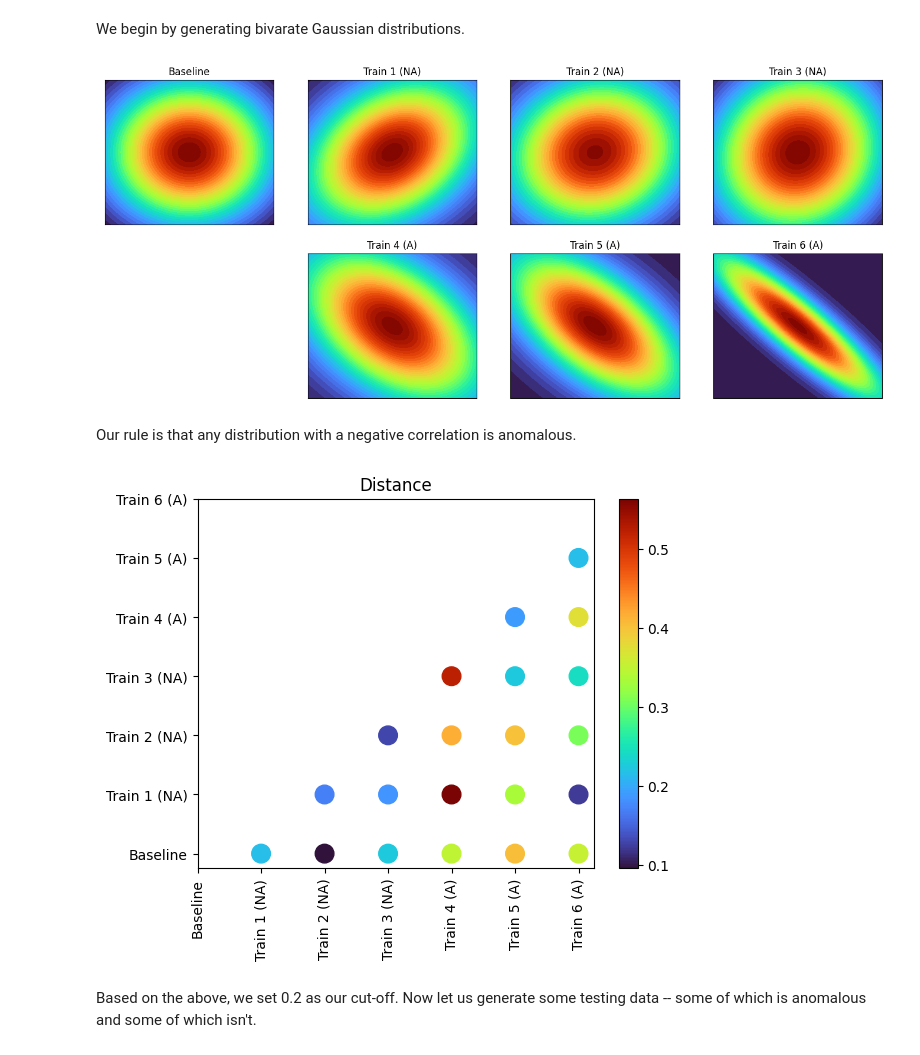
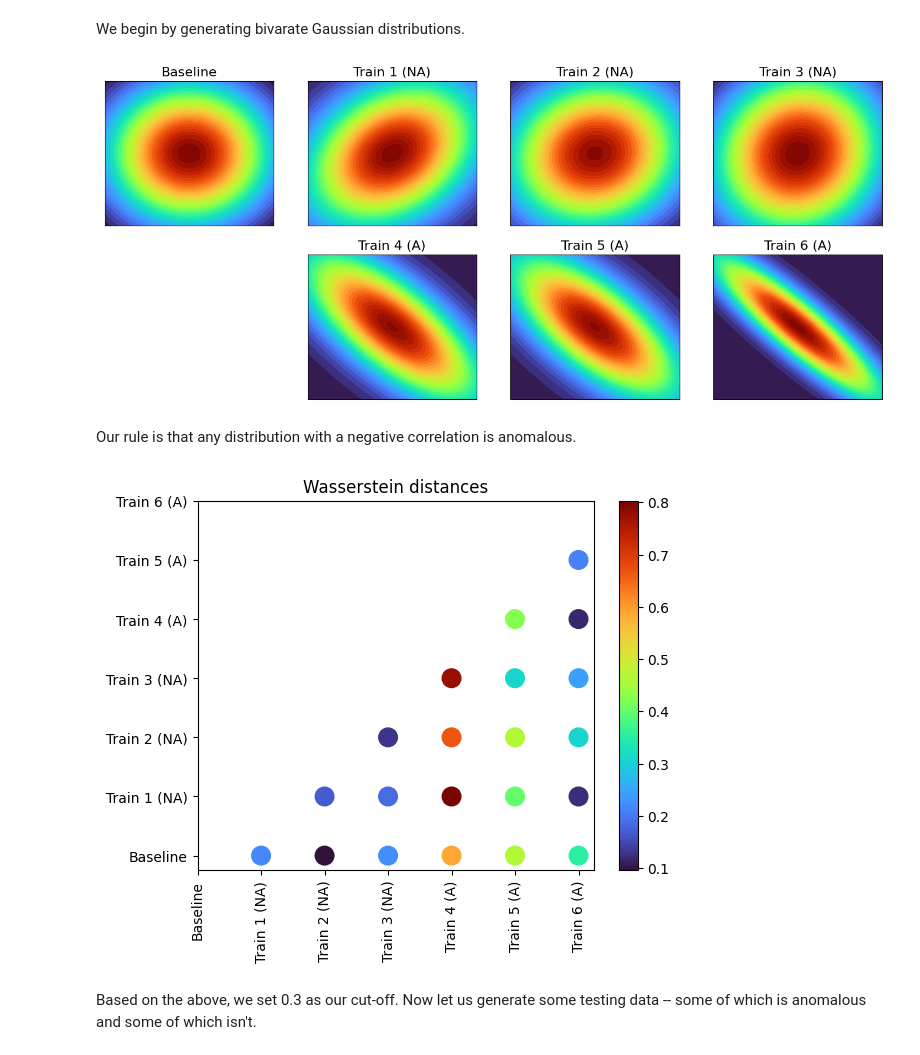
Before and after one commit to psesh/spatial-anomaly-detection, a Jupyter notebook: Prototype.ipynb, the cells around one changed output. Cells and saved outputs as stored; diff of their text form; code cells hidden in the pictures.

```diff
--- a/Prototype.ipynb
+++ b/Prototype.ipynb
@@ -25,7 +27,7 @@ rv1 = multivariate_normal(mean, cov)
 c = plt.contourf(x, y, rv1.pdf(pos), 40, cmap=plt.cm.turbo)
 plt.xlim([-1.5, 1.5])
 plt.ylim([-1.5, 1.5])
-plt.title(labels[0])
+plt.title(labels[0], fontsize=16)
 plt.xticks([])
 plt.yticks([])
 
@@ -34,7 +36,7 @@ rv2 = multivariate_normal(mean, cov + np.array([[0.0, 0.3], [0.3, 0.0]]) )
 c = plt.contourf(x, y, rv2.pdf(pos), 40, cmap=plt.cm.turbo)
 plt.xlim([-1.5, 1.5])
 plt.ylim([-1.5, 1.5])
-plt.title(labels[1])
+plt.title(labels[1], fontsize=16)
 plt.xticks([])
 plt.yticks([])
 
@@ -43,7 +45,7 @@ rv3 = multivariate_normal(mean, cov + np.array([[0.1, 0.1], [0.1, 0.1]]))
 c = plt.contourf(x, y, rv3.pdf(pos), 40, cmap=plt.cm.turbo)
 plt.xlim([-1.5, 1.5])
 plt.ylim([-1.5, 1.5])
-plt.title(labels[2])
+plt.title(labels[2], fontsize=16)
 plt.xticks([])
 plt.yticks([])
 
@@ -52,40 +54,41 @@ rv4 = multivariate_normal(mean, cov + np.array([[0.1, 0.4], [0.1, 0.4]]) )
 c = plt.contourf(x, y, rv4.pdf(pos), 40, cmap=plt.cm.turbo)
 plt.xlim([-1.5, 1.5])
 plt.ylim([-1.5, 1.5])
-plt.title(labels[3])
+plt.title(labels[3], fontsize=16)
 plt.xticks([])
 plt.yticks([])
 
 plt.subplot(246)
-rv5 = multivariate_normal(mean, cov + np.array([[0.1, -0.5], [-0.5, 0.1]]))
+rv5 = multivariate_normal(mean, cov + np.array([[0.1, -0.8], [-0.8, 0.1]]))
 c = plt.contourf(x, y, rv5.pdf(pos), 40, cmap=plt.cm.turbo)
 plt.xlim([-1.5, 1.5])
 plt.ylim([-1.5, 1.5])
-plt.title(labels[4])
+plt.title(labels[4], fontsize=16)
 plt.xticks([])
 plt.yticks([])
 
 plt.subplot(247)
-rv6 = multivariate_normal(mean, cov + np.array([[0.0, 0.6], [-0.6, 0.0]]))
+rv6 = multivariate_normal(mean, cov + np.array([[0.0, 0.7], [-0.7, 0.0]]))
 c = plt.contourf(x, y, rv6.pdf(pos), 40, cmap=plt.cm.turbo)
 plt.xlim([-1.5, 1.5])
 plt.ylim([-1.5, 1.5])
-plt.title(labels[5])
+plt.title(labels[5], fontsize=16)
 plt.xticks([])
 plt.yticks([])
 
 plt.subplot(248)
 rv7 = multivariate_normal(mean, cov + np.array([[0.0, 0.3], [-0.9, 0.0]]))
 c = plt.contourf(x, y, rv7.pdf(pos), 40, cmap=plt.cm.turbo)
 plt.xlim([-1.5, 1.5])
 plt.ylim([-1.5, 1.5])
-plt.title(labels[6])
+plt.title(labels[6], fontsize=16)
 plt.xticks([])
 plt.yticks([])
 
+plt.savefig('train.png', dpi=150, bbox_inches='tight')
 plt.show()
 # %% [output]
-[figure, old version]
+[figure, new version]
 # %% [markdown]
 Our rule is that any distribution with a negative correlation is anomalous.
 # %%
@@ -127,8 +130,9 @@ x = [0, 1, 2, 3, 4, 5, 6]
 plt.xticks(x, labels, rotation='vertical')
 plt.yticks(x, labels)
 plt.title('Wasserstein distances')
+plt.savefig('dist.png', dpi=150, bbox_inches='tight')
 plt.show()
 # %% [output]
-[figure, old version]
+[figure, new version]
 # %% [markdown]
-Based on the above, we set 0.2 as our cut-off. Now let us generate some testing data -- some of which is anomalous and some of which isn't.
+Based on the above, we set 0.3 as our cut-off. Now let us generate some testing data -- some of which is anomalous and some of which isn't.
```
Also changed, not shown: parts of 6 cells of this notebook.
